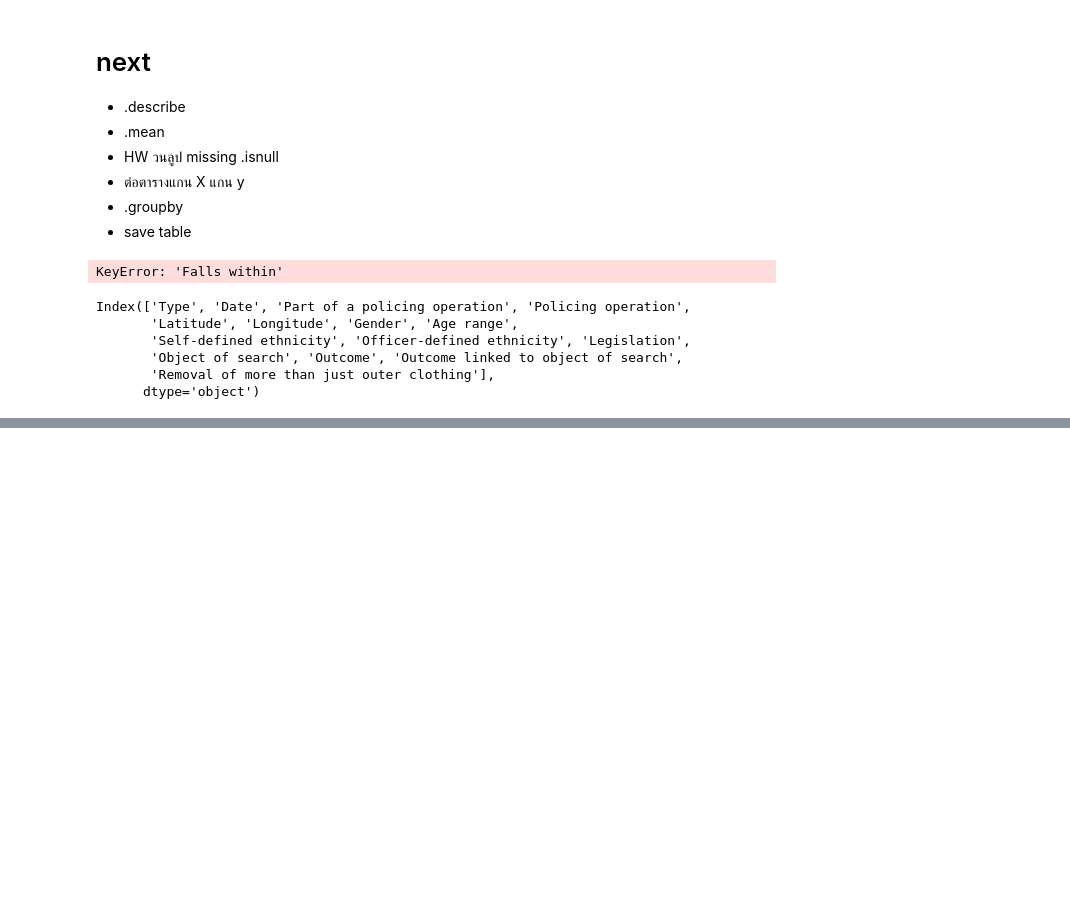
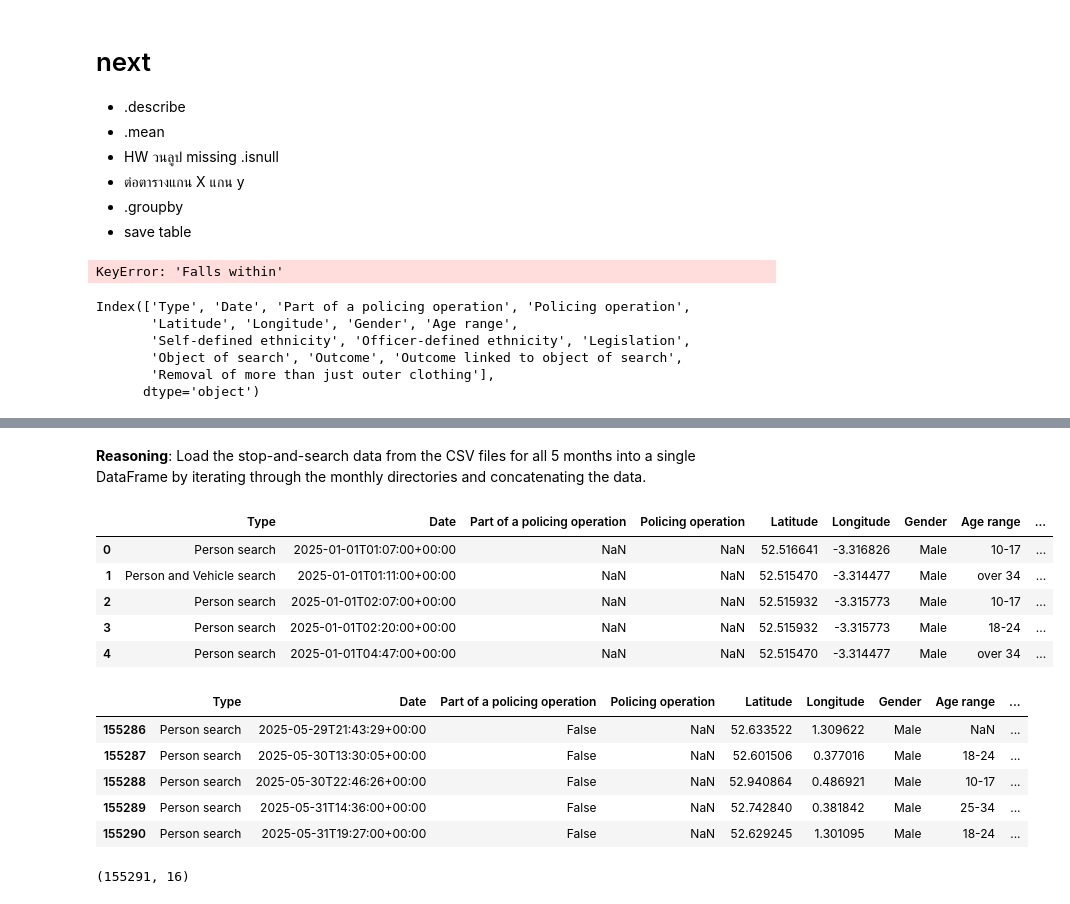
Before and after one commit to TKhahahah/dataviz2025, a Jupyter notebook: Pandas_101_2025.ipynb, the cells around one changed output, grey strips where cells are left out. Cells and saved outputs as stored; diff of their text form; code cells hidden in the pictures; blank space fills up the shorter version.

```diff
--- a/Pandas_101_2025.ipynb
+++ b/Pandas_101_2025.ipynb
@@ -1117,0 +1231,41 @@ Index(['Type', 'Date', 'Part of a policing operation', 'Policing operation',
+# %% [markdown]
+**Reasoning**:
+Load the stop-and-search data from the CSV files for all 5 months into a single DataFrame by iterating through the monthly directories and concatenating the data.
+# %%
+import glob
+import os
+
+all_stop_and_search_df = pd.DataFrame()
+
+for month in range(1, 6):
+    folder_path = f'/content/drive/MyDrive/Pythondataviz/data/2025-0{month}'
+    pattern = '*stop-and-search*.csv'
+    file_paths = glob.glob(os.path.join(folder_path, pattern))
+    df_list = []
+    for file in file_paths:
+        df = pd.read_csv(file)
+        # Extract city name from the file path
+        city_name = os.path.basename(file).split('-')[2] # Assuming the city name is the third part of the filename
+        df['City'] = city_name
+        df_list.append(df)
+
+    merged_df = pd.concat(df_list, ignore_index=True)
+    all_stop_and_search_df = pd.concat([all_stop_and_search_df, merged_df], ignore_index=True)
+
+display(all_stop_and_search_df.head())
+display(all_stop_and_search_df.tail())
+display(all_stop_and_search_df.shape)
+# %% [output]
+|  | Type | Date | Part of a policing operation | Policing operation | Latitude | Longitude | Gender | Age range | ... |
+| 0 | Person search | 2025-01-01T01:07:00+00:00 | NaN | NaN | 52.516641 | -3.316826 | Male | 10-17 | ... |
+| 1 | Person and Vehicle search | 2025-01-01T01:11:00+00:00 | NaN | NaN | 52.515470 | -3.314477 | Male | over 34 | ... |
+| 2 | Person search | 2025-01-01T02:07:00+00:00 | NaN | NaN | 52.515932 | -3.315773 | Male | 10-17 | ... |
+| 3 | Person search | 2025-01-01T02:20:00+00:00 | NaN | NaN | 52.515932 | -3.315773 | Male | 18-24 | ... |
+| 4 | Person search | 2025-01-01T04:47:00+00:00 | NaN | NaN | 52.515470 | -3.314477 | Male | over 34 | ... |
+|  | Type | Date | Part of a policing operation | Policing operation | Latitude | Longitude | Gender | Age range | ... |
+| 155286 | Person search | 2025-05-29T21:43:29+00:00 | False | NaN | 52.633522 | 1.309622 | Male | NaN | ... |
+| 155287 | Person search | 2025-05-30T13:30:05+00:00 | False | NaN | 52.601506 | 0.377016 | Male | 18-24 | ... |
+| 155288 | Person search | 2025-05-30T22:46:26+00:00 | False | NaN | 52.940864 | 0.486921 | Male | 10-17 | ... |
+| 155289 | Person search | 2025-05-31T14:36:00+00:00 | False | NaN | 52.742840 | 0.381842 | Male | 25-34 | ... |
+| 155290 | Person search | 2025-05-31T19:27:00+00:00 | False | NaN | 52.629245 | 1.301095 | Male | 18-24 | ... |
+(155291, 16)
```
Also changed, not shown: parts of 14 cells of this notebook.
